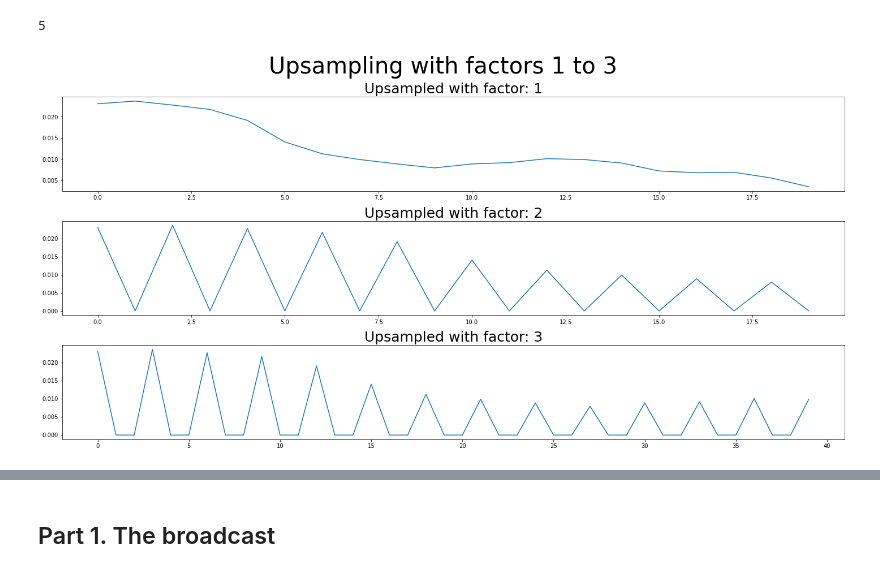
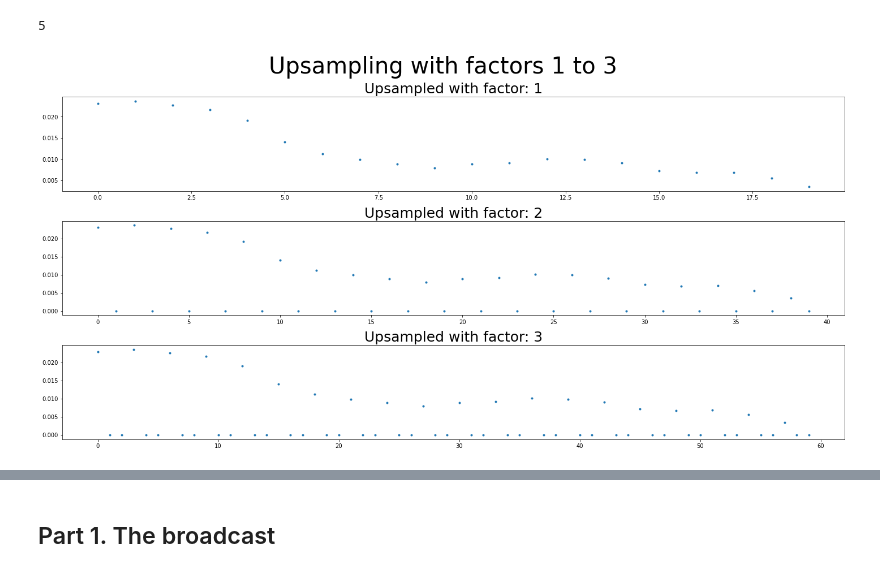
Before and after one commit to halab1t/AM-radio, a Jupyter notebook: AM-Radio.ipynb, the cells around one changed output, grey strips where cells are left out. Cells and saved outputs as stored; diff of their text form; code cells hidden in the pictures.

```diff
--- a/AM-Radio.ipynb
+++ b/AM-Radio.ipynb
@@ -28,6 +28,10 @@ Suppose you and your colleague have been put in charge of a radio broadcast comp
 # %%
 ## Upsample by zero insertion, adding n-1 zeros between elements
 def upsample(signal: np.ndarray, n: int):
+    # Edge case
+    if n == 1 or n == 0:
+        return signal
+
     N = len(signal)
     out = np.zeros(N*n)
 
@@ -62,13 +66,10 @@ for i in range(len(audio_data)):
 # %%
 M = 3
 fig,axs = plt.subplots(3, figsize=(20,10))
 fig.suptitle("Upsampling with factors 1 to 3", fontsize=40)
 for m in range(0,M):
-    if m != 0:
-        axs[m].plot(upsample(audio_data[2],m+1)[:20*m])
-    else:
-        axs[m].plot(audio_data[2][:20])
+    axs[m].plot(upsample(audio_data[2],m+1)[:20*(m+1)], '.')
     axs[m].set_title(f"Upsampled with factor: {m+1}", fontsize=25)
 fig.tight_layout()
 # %% [output]
-[figure, old version]
+[figure, new version]
```
Also changed, not shown: parts of 3 cells of this notebook.
